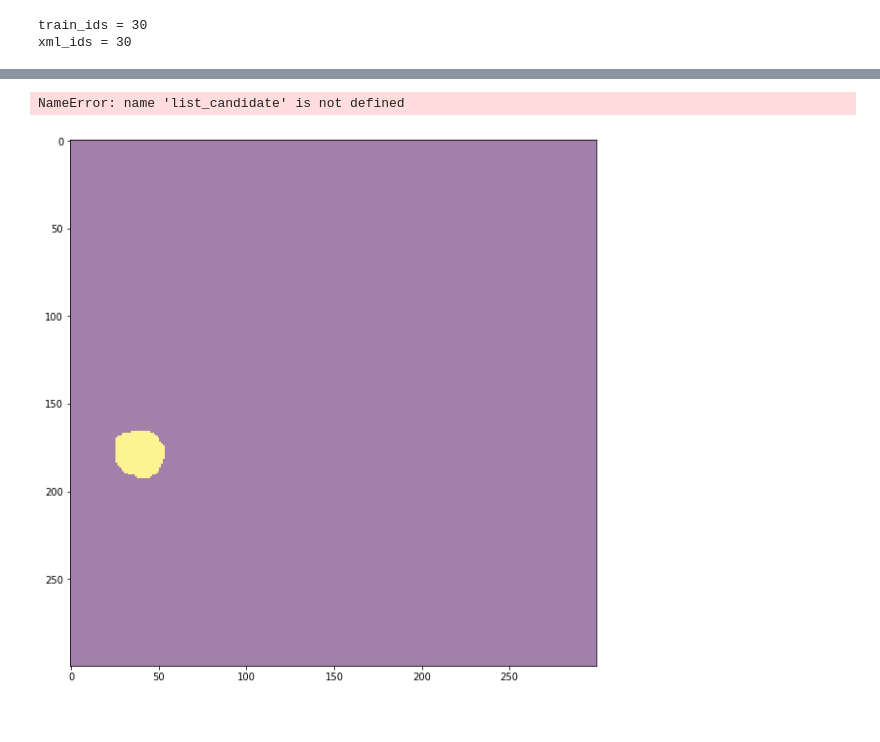
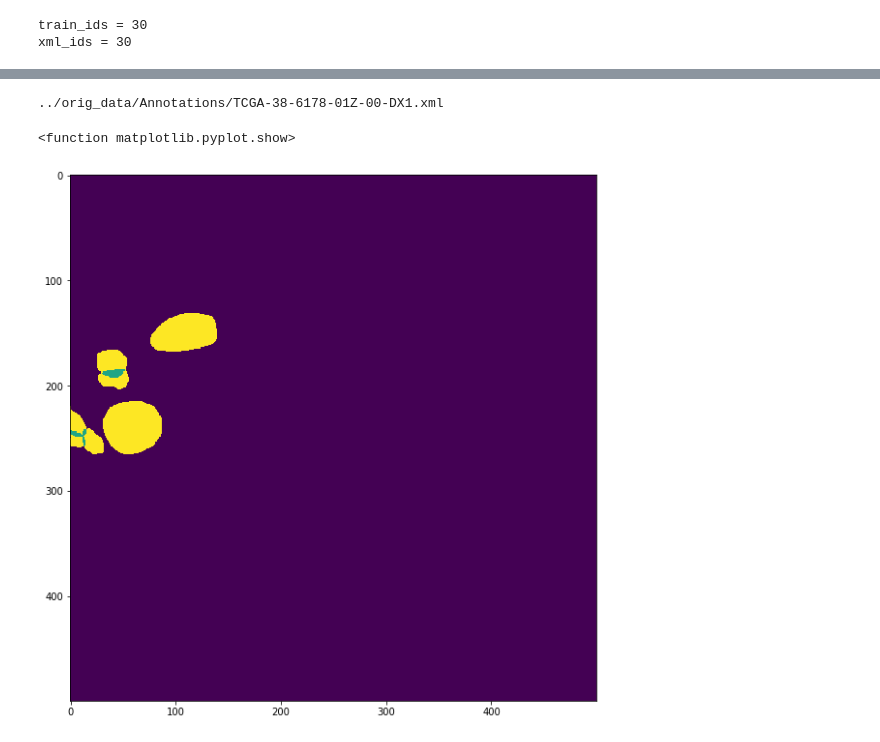
Before and after one commit to AlvinYC/KaggleBowl2018, a Jupyter notebook: external_data/weebly_xml/code/data_xml_to_mask-v2.ipynb, the cells around one changed output, grey strips where cells are left out. Drawn from its saved outputs; the diff is of its cells as text; code cells hidden in the pictures.

Commit message:
overlap rearrangement

```diff
--- a/external_data/weebly_xml/code/data_xml_to_mask-v2.ipynb
+++ b/external_data/weebly_xml/code/data_xml_to_mask-v2.ipynb
@@ -316,16 +239,18 @@ from skimage.io import imread, imshow
 %matplotlib inline
 plt.figure(figsize=(10, 10))
 ax = plt.subplot(1,1,1)
-#mask_show = mask_current[0:300,0:300]
-mask_show = np.array(Image.open(region_info[0]['file_name']))[0:300,0:300]
+disp_width = 500
+mask_show = np.array(Image.open(region_info[0]['file_name']))[0:disp_width,0:disp_width]
 ax.imshow(mask_show,alpha=0.5)
-mask_sel   = np.array(Image.open(list_candidate[0]['file_name']))[0:300,0:300]
+mask_sel   = np.array(Image.open(list_candidate[0]['file_name']))[0:disp_width,0:disp_width]
 ax.imshow(mask_sel,alpha=0.5)
-
+mask_sel   = np.array(Image.open(list_candidate[1]['file_name']))[0:disp_width,0:disp_width]
+ax.imshow(mask_sel,alpha=0.5)
+mask_sel   = np.array(Image.open(list_candidate[2]['file_name']))[0:disp_width,0:disp_width]
+ax.imshow(mask_sel,alpha=0.5)
+mask_sel   = np.array(Image.open(list_candidate[3]['file_name']))[0:disp_width,0:disp_width]
+ax.imshow(mask_sel,alpha=0.5)
 plt.show
-# %% [output]
-NameError: name 'list_candidate' is not defined
-[figure, removed]
 # %%
 mask_current = np.array(Image.open(mask_file))
 # %%
@@ -346,0 +266,37 @@ mask_sel[200:210,40:50]
+# %%
+xml_idx = 3
+fname = re.sub('.*/|\.xml','',xml_filenames[xml_idx])
+print(xml_filenames[xml_idx])
+MASK_folder, IMG_folder = generate_folder(fname)
+root = minidom.parse(xml_filenames[xml_idx])
+Regions=root.getElementsByTagName('Region');
+region_info = []
+regions2mask(Regions, xml_idx, MASK_folder, region_info)
+
+accept_dist = 100 #px
+i = 0
+area_size = region_info[i]['area_size']
+center_yx = region_info[i]['center_yx']
+mask_file = region_info[i]['file_name']
+collect_dist_limitation = lambda element: 0 < Euclidian(element['center_yx'],center_yx) < accept_dist
+list_candidate = list(filter(collect_dist_limitation, region_info))
+# %% [output]
+../orig_data/Annotations/TCGA-38-6178-01Z-00-DX1.xml
+# %%
+from skimage.io import imread, imshow
+%matplotlib inline
+plt.figure(figsize=(10, 10))
+ax = plt.subplot(1,1,1)
+disp_width = 500
+mask_show = np.array(Image.open(region_info[i]['file_name']))[0:disp_width,0:disp_width]
+for j in range(len(list_candidate)):
+    mask_sel = np.array(Image.open(list_candidate[j]['file_name']))[0:disp_width,0:disp_width]
+    overlap = mask_sel & mask_show
+    mask_show[overlap.nonzero()] = 150
+    mask_sel[overlap.nonzero()] = 0
+    mask_show = mask_show | mask_sel
+ax.imshow(mask_show)
+plt.show
+# %% [output]
+<function matplotlib.pyplot.show>
+[figure, added]
```
Also changed, not shown: parts of 16 cells of this notebook.
